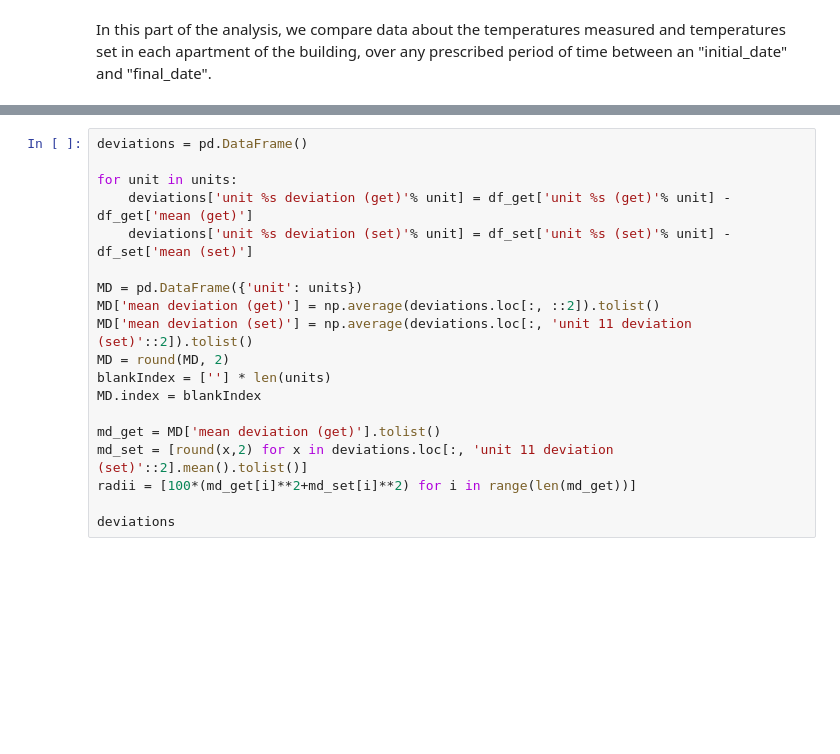
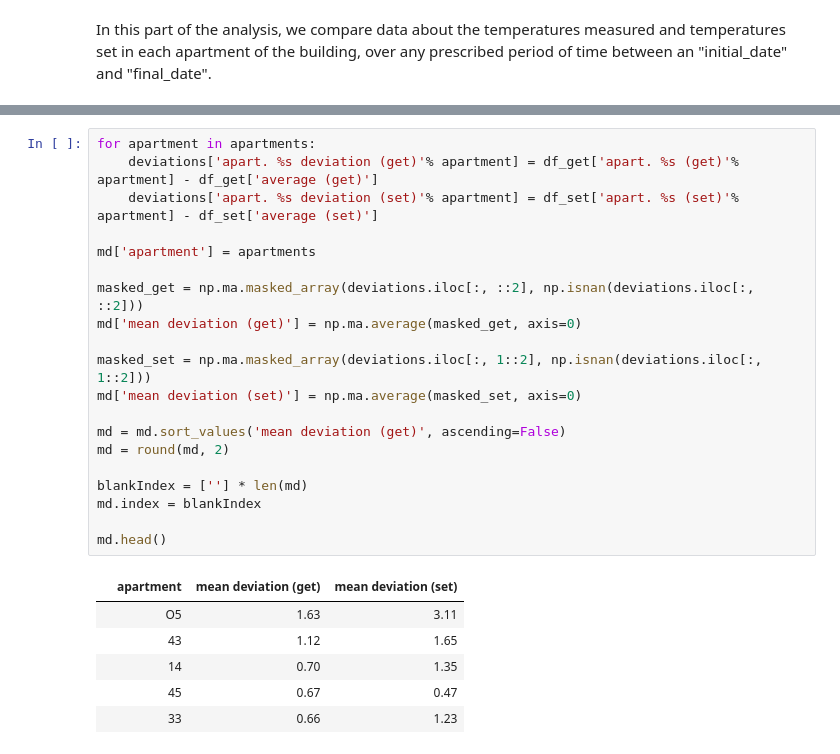
Before and after one commit to rtiedra/data-science, a Jupyter notebook: building_heating/building_heating.ipynb, the cells around one changed output, grey strips where cells are left out. Saved outputs shown, nothing was run; the diff lists cells and outputs as text; blank space fills up the shorter version.

```diff
--- a/building_heating/building_heating.ipynb
+++ b/building_heating/building_heating.ipynb
@@ -413,24 +406,32 @@ plt.tight_layout()
 [interactive output not drawn]
 [interactive output not drawn]
 # %%
-deviations = pd.DataFrame()
+for apartment in apartments:
+    deviations['apart. %s deviation (get)'% apartment] = df_get['apart. %s (get)'% apartment] - df_get['average (get)']
+    deviations['apart. %s deviation (set)'% apartment] = df_set['apart. %s (set)'% apartment] - df_set['average (set)']
 
-for unit in units:
-    deviations['unit %s deviation (get)'% unit] = df_get['unit %s (get)'% unit] - df_get['mean (get)']
-    deviations['unit %s deviation (set)'% unit] = df_set['unit %s (set)'% unit] - df_set['mean (set)']
+md['apartment'] = apartments
 
-MD = pd.DataFrame({'unit': units})
-MD['mean deviation (get)'] = np.average(deviations.loc[:, ::2]).tolist()
-MD['mean deviation (set)'] = np.average(deviations.loc[:, 'unit 11 deviation (set)'::2]).tolist()
-MD = round(MD, 2)
-blankIndex = [''] * len(units)
-MD.index = blankIndex
+masked_get = np.ma.masked_array(deviations.iloc[:, ::2], np.isnan(deviations.iloc[:, ::2]))
+md['mean deviation (get)'] = np.ma.average(masked_get, axis=0)
 
-md_get = MD['mean deviation (get)'].tolist()
-md_set = [round(x,2) for x in deviations.loc[:, 'unit 11 deviation (set)'::2].mean().tolist()]
-radii = [100*(md_get[i]**2+md_set[i]**2) for i in range(len(md_get))]
+masked_set = np.ma.masked_array(deviations.iloc[:, 1::2], np.isnan(deviations.iloc[:, 1::2]))
+md['mean deviation (set)'] = np.ma.average(masked_set, axis=0)
 
-deviations
+md = md.sort_values('mean deviation (get)', ascending=False)
+md = round(md, 2)
+
+blankIndex = [''] * len(md)
+md.index = blankIndex
+
+md.head()
+# %% [output]
+|  | apartment | mean deviation (get) | mean deviation (set) |
+|  | O5 | 1.63 | 3.11 |
+|  | 43 | 1.12 | 1.65 |
+|  | 14 | 0.70 | 1.35 |
+|  | 45 | 0.67 | 0.47 |
+|  | 33 | 0.66 | 1.23 |
 # %%
 from pandas.plotting import table
 
```
Also changed, not shown: parts of 7 cells of this notebook.
